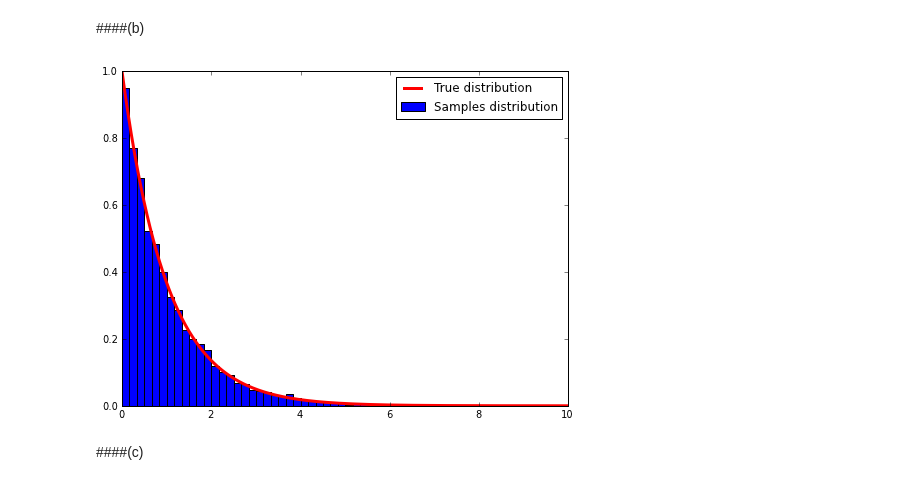
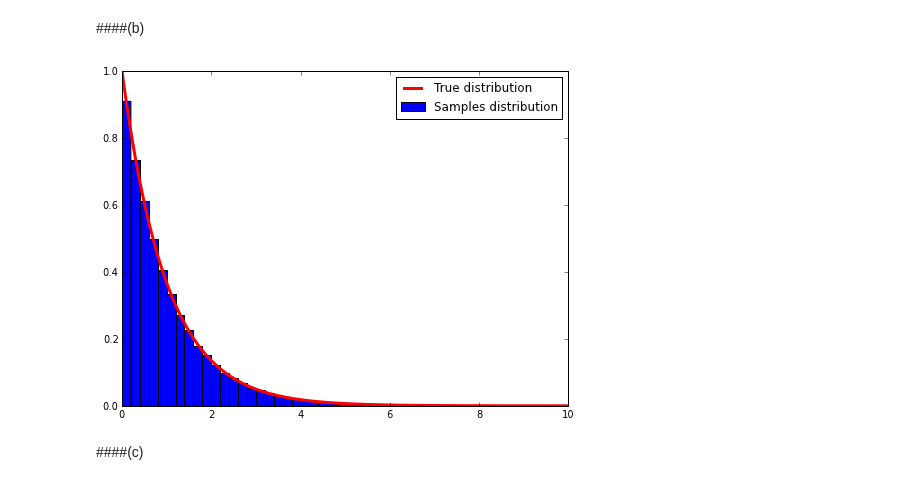
Before and after one commit to wsnyderPHYS202/PHYS202-S13, a Jupyter notebook: Week8/RandNumMonteCarlo.ipynb, the cells around one changed output. Saved outputs shown, nothing was run; the diff lists cells and outputs as text; code cells hidden in the pictures.

```diff
--- a/Week8/RandNumMonteCarlo.ipynb
+++ b/Week8/RandNumMonteCarlo.ipynb
@@ -123,9 +123,9 @@ show()
 # %%
 x1 =arange(0.,10.1,0.1)
 lam = 1
-f = lambda x,lam: lam*e**(-lam*x)
+f = lambda x: lam*e**(-lam*x)
 
-farr = f(x1, lam)
+farr = f(x1)
 #print farr
 
 A = cumsum(farr)
@@ -134,7 +134,7 @@ B = sum(farr)
 normA = A/B
 #print normA
 
-N = 100
+N = 100000
 z = numpy.random.random_sample(N);
 #print z
 
@@ -160,13 +152,13 @@ for i in dex:
 # %%
 figure(figsize = (8,6))
 
 hist(thing,50,normed = True,label = 'Samples distribution')
-plot(x1,f(x1,lam),label='True distribution',lw = 3, color = 'r')
+plot(x1,f(x1),label='True distribution',lw = 3, color = 'r')
 
 legend(loc = 0)
 show()
 # %% [output]
-[figure, old version]
+[figure, new version]
 # %% [markdown]
 ####(c)
 # %%
```
Also changed, not shown: parts of 9 cells of this notebook.
